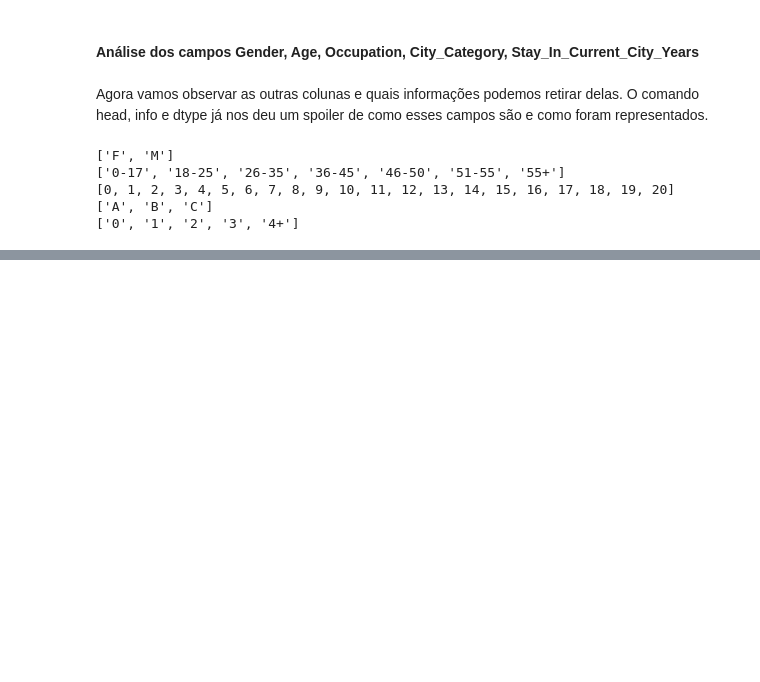
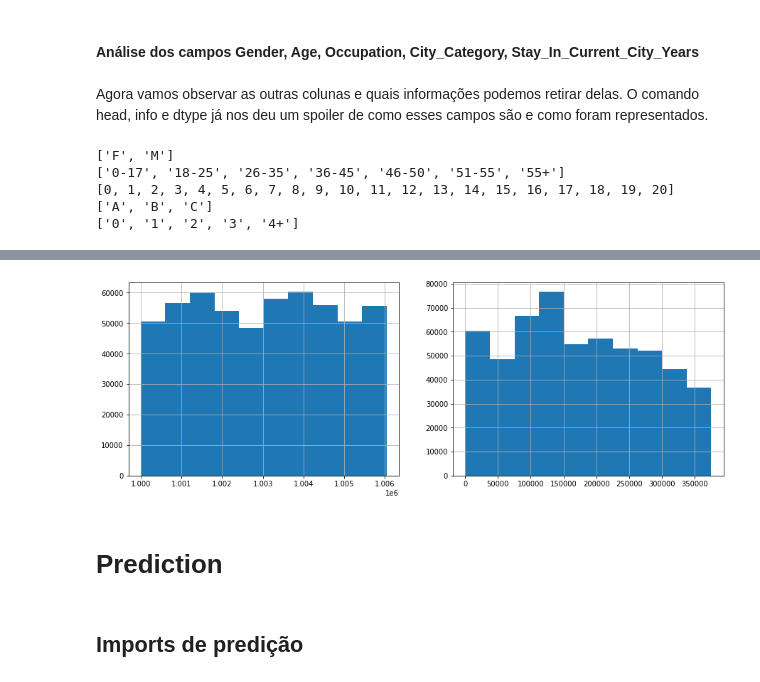
Before and after one commit to Ighus/black_friday_pratice_problem, a Jupyter notebook: predict_notebook.ipynb, the cells around one changed output, grey strips where cells are left out. Saved outputs shown, nothing was run; the diff lists cells and outputs as text; code cells hidden in the pictures; blank space fills up the shorter version.

```diff
--- a/predict_notebook.ipynb
+++ b/predict_notebook.ipynb
@@ -177,0 +198,7 @@ O campo género é bináio e contém os sexos Feminino e Masculino representados
+# %%
+fig, axes = plt.subplots(nrows=1, ncols=2, figsize=[15, 5])
+
+df['User_ID'].hist(ax=axes[0])
+df['Product_ID'].apply(lambda x:int(x[1:])).hist(ax=axes[1]);
+# %% [output]
+[figure, added]
@@ -177,0 +225,4 @@ O campo género é bináio e contém os sexos Feminino e Masculino representados
+# %% [markdown]
+# Prediction
+# %% [markdown]
+## Imports de predição
```
Also changed, not shown: parts of 12 cells of this notebook, 1 other file.
